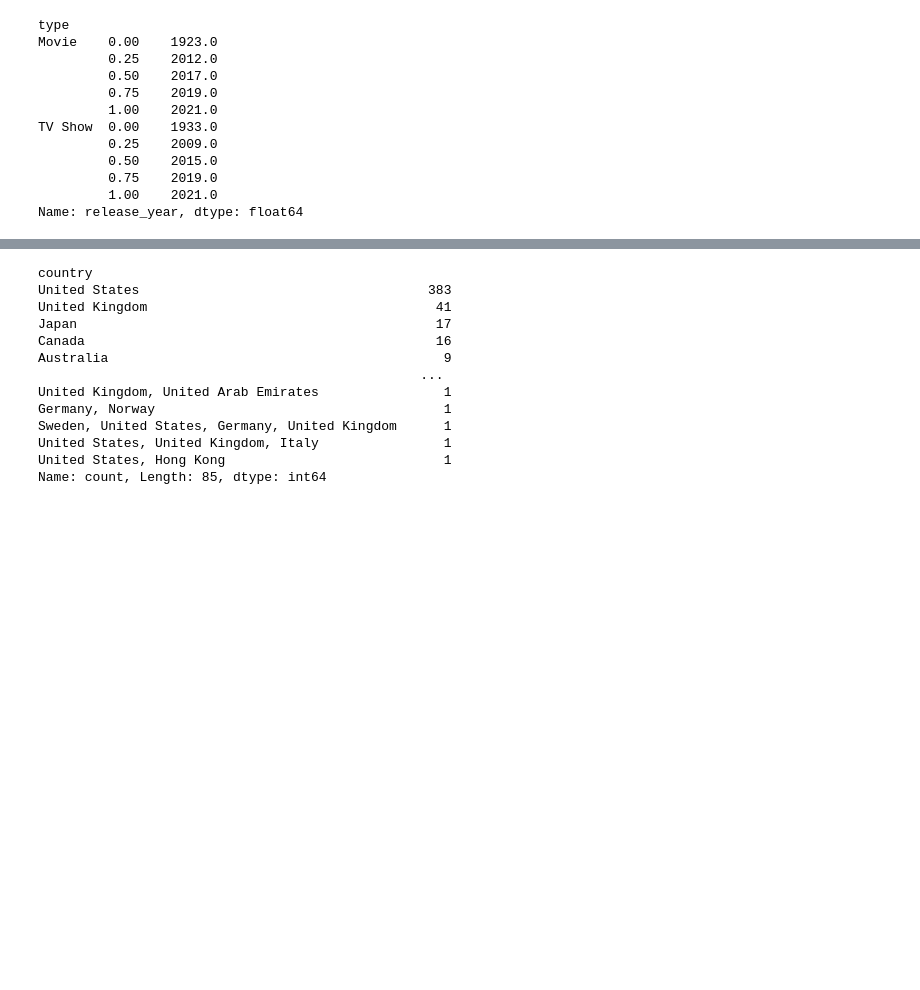
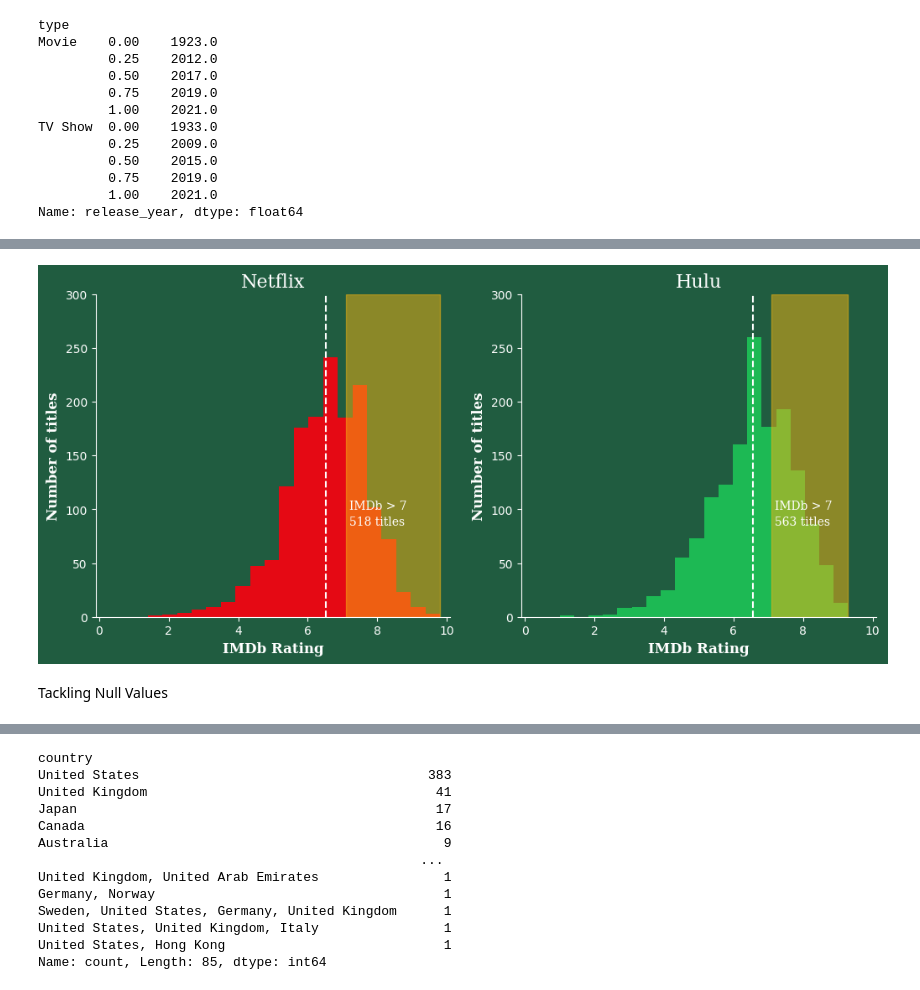
Before and after one commit to P-Panda1/msds593_group32, a Jupyter notebook: analysis.ipynb, the cells around one changed output, grey strips where cells are left out. Drawn from its saved outputs; the diff is of its cells as text; code cells hidden in the pictures; blank space fills up the shorter version.

```diff
--- a/analysis.ipynb
+++ b/analysis.ipynb
@@ -641,0 +837,5 @@ Name: release_year, dtype: float64
+# %%
+#correcting data types
+dfNetflix1500["year_added"] = pd.to_datetime(dfNetflix1500["year_added"])
+dfNetflix1500["rating"] = dfNetflix1500["rating"].astype("category")
+dfNetflix1500["type"] = dfNetflix1500["type"].astype("category")
@@ -641,0 +867,75 @@ Name: release_year, dtype: float64
+# %%
+#correcting data types
+dfHulu1500["year_added"] = pd.to_datetime(dfHulu1500["year_added"])
+dfHulu1500["rating"] = dfHulu1500["rating"].astype("category")
+dfHulu1500["type"] = dfHulu1500["type"].astype("category")
+# %%
+#using variables with NO NULL VALUES --- titles and IMDb
+# col = np.where((dfNetflix1500["IMDB_Rating"]>=7) , '#e50914','#f7b512') doesn't work
+fig, ax = plt.subplots(nrows = 1,ncols=2,figsize = (12,5))
+ax[0].hist(dfNetflix1500["IMDB_Rating"], bins = 20, color = "#e50914")
+ax[1].hist(dfHulu1500["IMDB_Rating"], bins = 20, color = "#1DB954")
+
+
+ax[0].vlines(dfNetflix1500["IMDB_Rating"].mean(),0,1300, colors="white", linestyles="dashed")
+ax[1].vlines(dfHulu1500["IMDB_Rating"].mean(),0,500, colors="white", linestyles="dashed")
+
+
+#HIGHLIGHT - NETFLIX and HULU
+highlight_min1 = dfNetflix1500[dfNetflix1500["IMDB_Rating"] > 7]["IMDB_Rating"].min()
+highlight_max1 = dfNetflix1500[dfNetflix1500["IMDB_Rating"] > 7]["IMDB_Rating"].max()
+ax[0].axvspan(highlight_min1, highlight_max1, color="#f7b512", alpha=0.5)
+
+highlight_min2 = dfHulu1500[dfHulu1500["IMDB_Rating"] > 7]["IMDB_Rating"].min()
+highlight_max2 = dfHulu1500[dfHulu1500["IMDB_Rating"] > 7]["IMDB_Rating"].max()
+ax[1].axvspan(highlight_min2, highlight_max2, color="#f7b512", alpha=0.5)
+
+#IMDb counts
+n_imdb = len(dfNetflix1500[dfNetflix1500["IMDB_Rating"]>7])
+h_imdb = len(dfHulu1500[dfHulu1500["IMDB_Rating"]>7])
+
+#FLUFF
+ax[0].set_title("Netflix", color = "white", weight = "bold", font = "serif", size = 16)
+ax[0].set_xlabel("IMDb Rating",color = "white", weight = "bold",font = "serif", size = 12)
+ax[0].set_ylabel("Number of titles",color = "white", weight = "bold",font = "serif", size = 12)
+ax[0].tick_params(axis='x', colors='white')  # Set color for x-tick labels
+ax[0].tick_params(axis='y', colors='white')
+ax[0].set_xlim(0-.1,10+.1)
+ax[0].set_ylim(0,300)
+
+ax[0].annotate("IMDb > 7",(7.2,100), color = "white",font = "serif")
+ax[0].annotate(f"{n_imdb} titles" ,(7.2,85), color = "white",font = "serif")
+
+
+ax[0].spines["top"].set_visible(False)
+ax[0].spines["right"].set_visible(False)
+ax[0].spines["bottom"].set_color("white")
+ax[0].spines["left"].set_color("white")
+
+ax[1].set_title("Hulu", color = "white", weight = "bold",font = "serif", size = 16)
+ax[1].set_xlabel("IMDb Rating",color = "white", weight = "bold",font = "serif", size = 12)
+ax[1].set_ylabel("Number of titles",color = "white", weight = "bold",font = "serif", size = 12)
+ax[1].tick_params(axis='x', colors='white')  # Set color for x-tick labels
+ax[1].tick_params(axis='y', colors='white')
+ax[1].set_xlim(0-.1,10+.1)
+ax[1].set_ylim(0,300)
+
+ax[1].annotate("IMDb > 7",(7.2,100), color = "white", font = "serif")
+ax[1].annotate(f"{h_imdb} titles",(7.2,85), color = "white", font = "serif")
+
+ax[1].spines["top"].set_visible(False)
+ax[1].spines["right"].set_visible(False)
+ax[1].spines["bottom"].set_color("white")
+ax[1].spines["left"].set_color("white")
+
+
+
+ax[0].set_facecolor("#205c40")
+fig.patch.set_facecolor("#205c40")
+
+ax[1].set_facecolor("#205c40")
+fig.patch.set_facecolor("#205c40")
+# %% [output]
+[figure, added]
+# %% [markdown]
+Tackling Null Values
```
Also changed, not shown: parts of 45 cells of this notebook, 6 other files.
